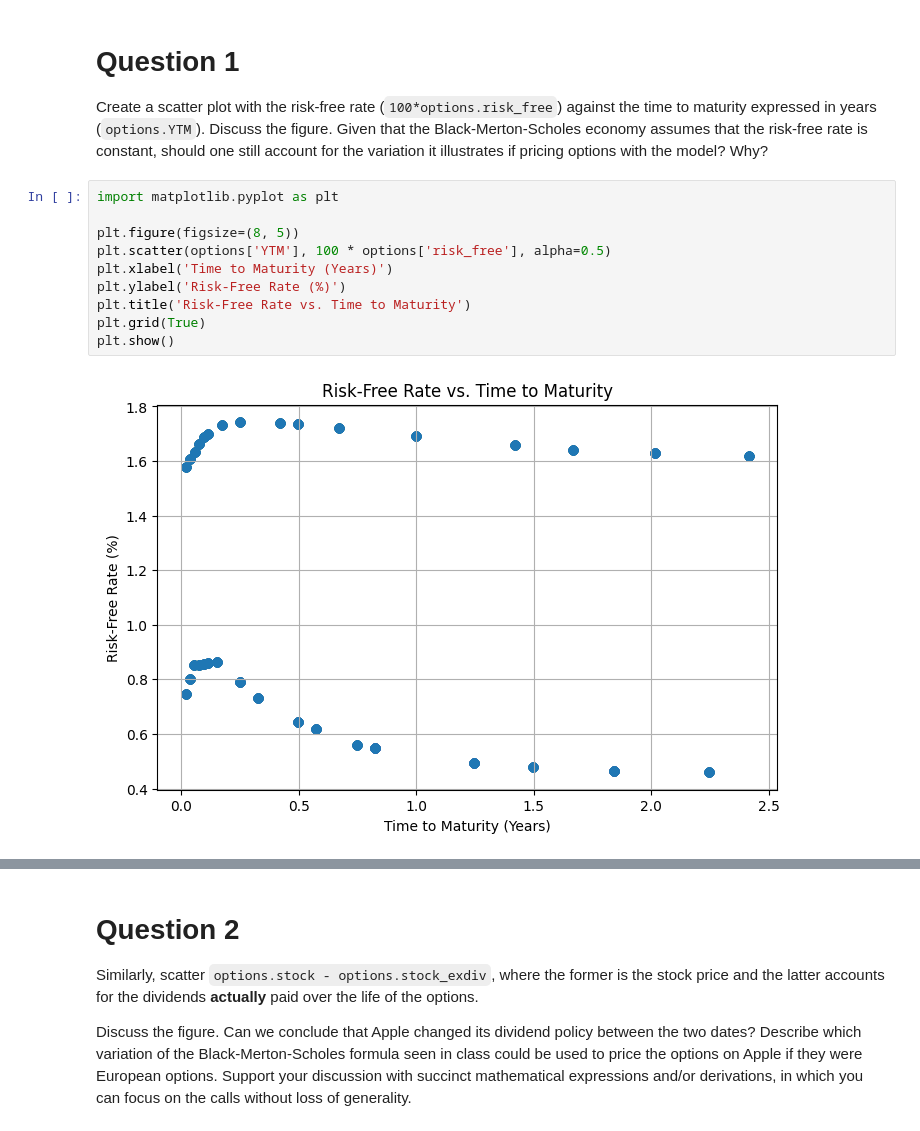
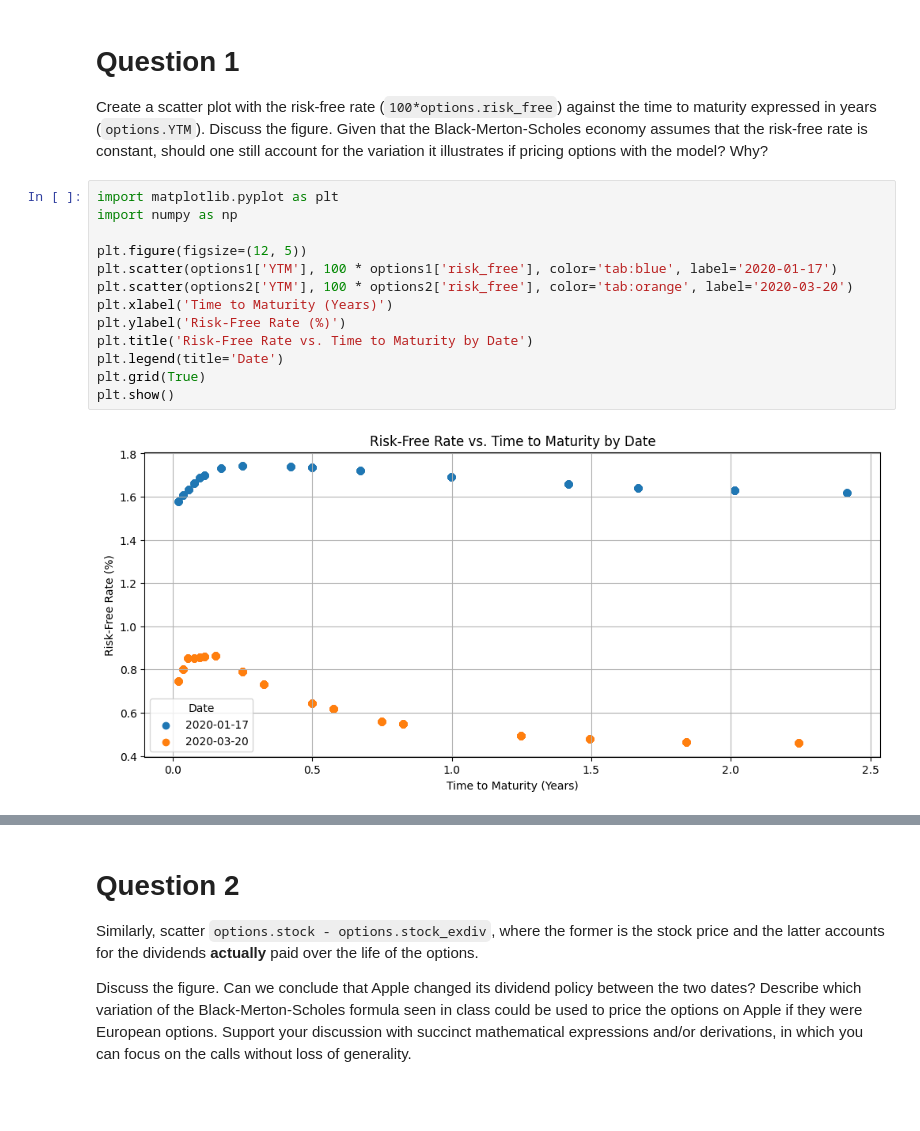
Before and after one commit to navid-nb/MSc_Derivatives_Project1, a Jupyter notebook: 202510-assignment1-en.ipynb, the cells around one changed output, grey strips where cells are left out. Drawn from its saved outputs; the diff is of its cells as text; blank space fills up the shorter version.

```diff
--- a/202510-assignment1-en.ipynb
+++ b/202510-assignment1-en.ipynb
@@ -97,13 +165,16 @@ display(options.head())
 Create a scatter plot with the risk-free rate (`100*options.risk_free`) against the time to maturity expressed in years (`options.YTM`). Discuss the figure. Given that the Black-Merton-Scholes economy assumes that the risk-free rate is constant, should one still account for the variation it illustrates if pricing options with the model? Why?
 # %%
 import matplotlib.pyplot as plt
+import numpy as np
 
-plt.figure(figsize=(8, 5))
-plt.scatter(options['YTM'], 100 * options['risk_free'], alpha=0.5)
+plt.figure(figsize=(12, 5))
+plt.scatter(options1['YTM'], 100 * options1['risk_free'], color='tab:blue', label='2020-01-17')
+plt.scatter(options2['YTM'], 100 * options2['risk_free'], color='tab:orange', label='2020-03-20')
 plt.xlabel('Time to Maturity (Years)')
 plt.ylabel('Risk-Free Rate (%)')
-plt.title('Risk-Free Rate vs. Time to Maturity')
+plt.title('Risk-Free Rate vs. Time to Maturity by Date')
+plt.legend(title='Date')
 plt.grid(True)
 plt.show()
 # %% [output]
-[figure, old version]
+[figure, new version]
```
Also changed, not shown: parts of 5 cells of this notebook.
